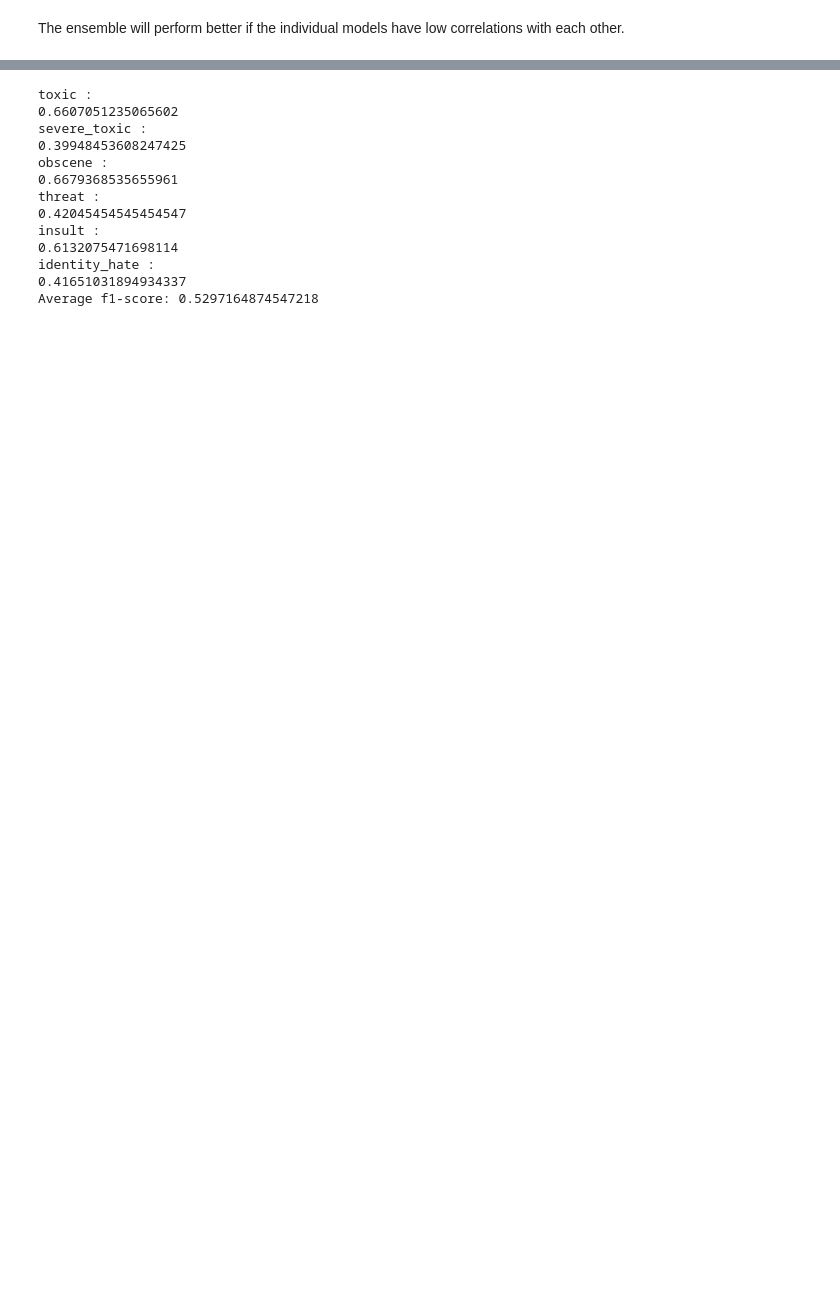
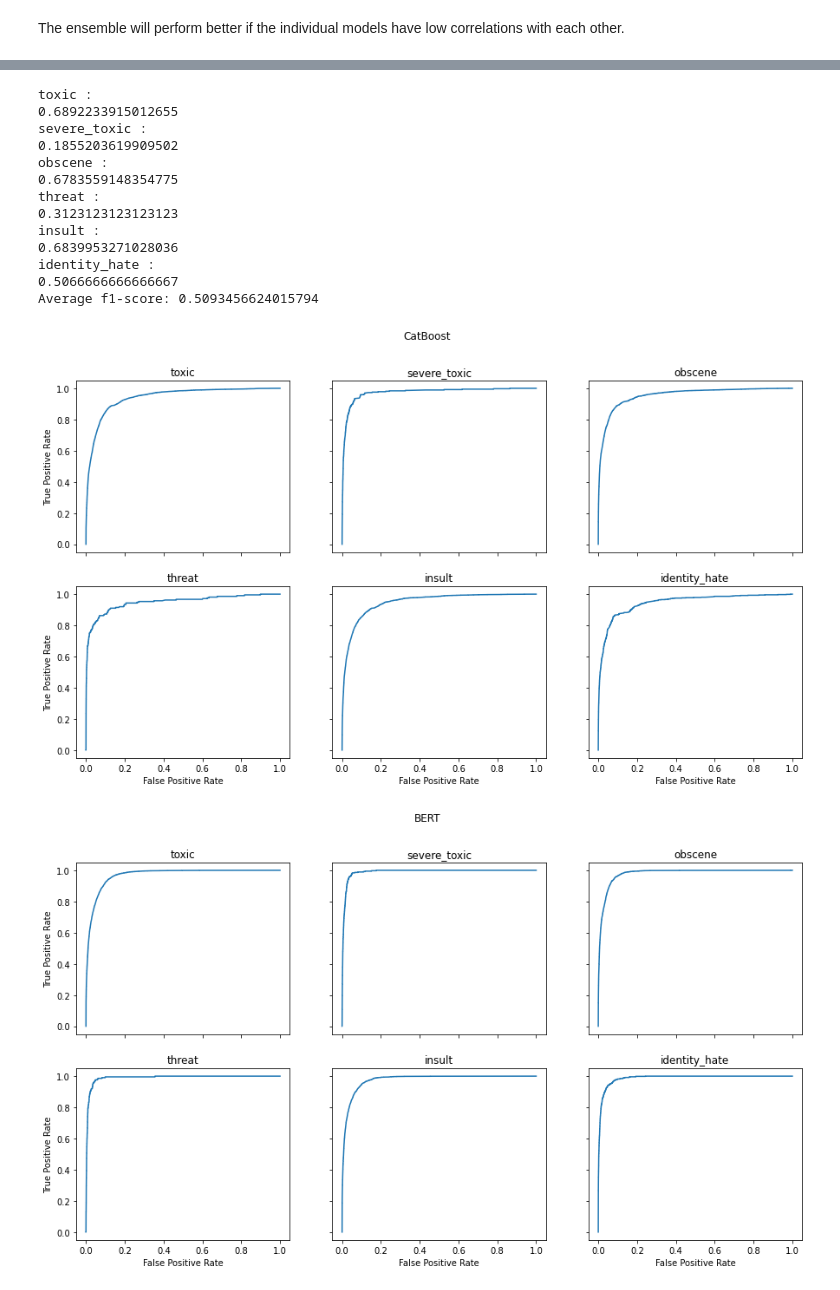
Before and after one commit to quicksilversel/ToxicCommentClassification, a Jupyter notebook: Models/ensemble/ensemble.ipynb, the cells around one changed output, grey strips where cells are left out. Saved outputs shown, nothing was run; the diff lists cells and outputs as text; code cells hidden in the pictures; blank space fills up the shorter version.

```diff
--- a/Models/ensemble/ensemble.ipynb
+++ b/Models/ensemble/ensemble.ipynb
@@ -8,18 +11,27 @@ test_labels = pd.read_csv('../../Data/test_labels.csv')
 test_filtered = pd.merge(test, test_labels)
 test_filtered = test_filtered.drop(test_filtered.index[test_filtered['toxic'] == -1])
 # %%
-bert = pd.read_csv('../CatBoost/catboost_predictions.csv')
+cat = pd.read_csv('../CatBoost/catboost_predictions_raw.csv')
+bert = pd.read_csv('../BERT/bert_predictions_raw.csv')
 lreg = pd.read_csv('../LogisticRegression/predictions_csv_files/LR_precisions.csv')
-nlb = pd.read_csv('../LogisticRegression/predictions_csv_files/NB-LR-BOW_precisions.csv')
-nlt = pd.read_csv('../LogisticRegression/predictions_csv_files/NB-LR-TFIDF_precisions.csv')
+cnn = pd.read_csv('../CNN/cnn_pred_raw.csv')
+lstm = pd.read_csv('../LSTM_GRU/gru_ft_predictions.csv')
 
 labels = ["toxic", "severe_toxic", "obscene", "threat", "insult", "identity_hate"]
-models = [bert, lreg]
+models = [cat, bert, lreg]
+model_names = ["CatBoost", "BERT", "LogisticReg"]
 # %% [markdown]
 The ensemble will perform better if the individual models have low correlations with each other.
 # %%
 for label in labels:
     print(label)
-    print(np.corrcoef([x[label] for x in models]))
+    corr = np.corrcoef([x[label] for x in models])
+    df = pd.DataFrame(data=corr,
+              index=corr[:, 0],    # first column as index
+              columns=model_names)
+    corr = df.corr()
+    df_styled = corr.style.background_gradient(cmap='coolwarm')
+    display(df_styled)
+    dfi.export(df_styled, 'corr_'+label+'.png')
 # %% [output]
 toxic
@@ -43,12 +67,11 @@ identity_hate
 # %%
 # Create new predictions based on the other models
 preds = models[0].copy()
-preds.shape
+weights = [0.09, 0.9, 0.01]
 for label in labels:
     sum = 0
-    for x in models:
-        sum += x[label]
-    sum /= len(models)
+    for i, x in enumerate(models):
+        sum += weights[i] * x[label]
     preds[label] = sum
 
 
@@ -65,15 +88,36 @@ avg /= len(labels)
 print("Average f1-score:", avg)
 # %% [output]
 toxic :
-0.6607051235065602
+0.6892233915012655
 severe_toxic :
-0.39948453608247425
+0.1855203619909502
 obscene :
-0.6679368535655961
+0.6783559148354775
 threat :
-0.42045454545454547
+0.3123123123123123
 insult :
-0.6132075471698114
+0.6839953271028036
 identity_hate :
-0.41651031894934337
-Average f1-score: 0.5297164874547218
+0.5066666666666667
+Average f1-score: 0.5093456624015794
+# %%
+plt.rcParams['figure.figsize'] = [15, 8]
+for i, model in enumerate(models):
+    fig, axs = plt.subplots(2, 3, sharex=True, sharey=True)
+    for j, label in enumerate(labels):
+        l = 0
+        k = j
+        if j > 2:
+            l = 1
+            k -= 3
+        fpr, tpr, _ = metrics.roc_curve(test_filtered[label], model[label])
+        axs[l, k].plot(fpr,tpr)
+        axs[l, k].title.set_text(label)
+
+    fig.suptitle(model_names[i])
+    plt.setp(axs[1, :], xlabel='False Positive Rate')
+    plt.setp(axs[:, 0], ylabel='True Positive Rate')
+    plt.show()
+# %% [output]
+[figure, added]
+[figure, added]
```
Also changed, not shown: parts of 3 cells of this notebook.
